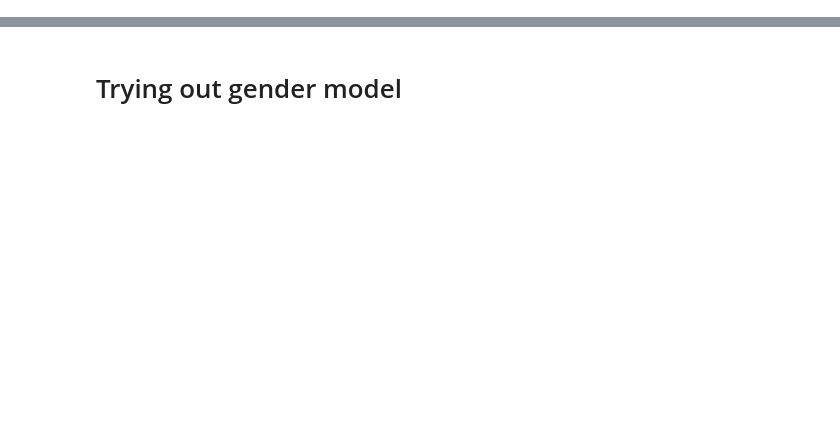
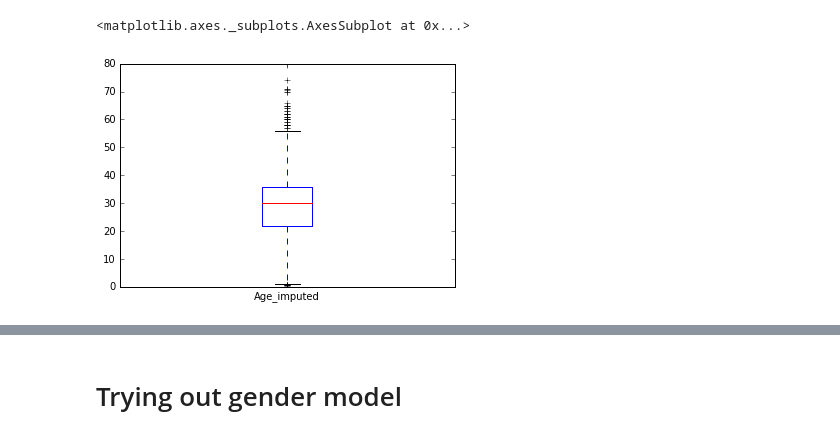
Before and after one commit to suyashkumar2409/Kaggle-Competitions, a Jupyter notebook: Titanic/Titanic.ipynb, the cells around one changed output, grey strips where cells are left out. Saved outputs shown, nothing was run; the diff lists cells and outputs as text; code cells hidden in the pictures; blank space fills up the shorter version.

```diff
--- a/Titanic/Titanic.ipynb
+++ b/Titanic/Titanic.ipynb
@@ -10,0 +154,5 @@ train = pd.read_csv('train.csv')
+# %%
+train['Age_imputed'].plot(kind='box')
+# %% [output]
+<matplotlib.axes._subplots.AxesSubplot at 0x...>
+[figure, added]
```
Also changed, not shown: parts of 34 cells of this notebook, 1 other file.
